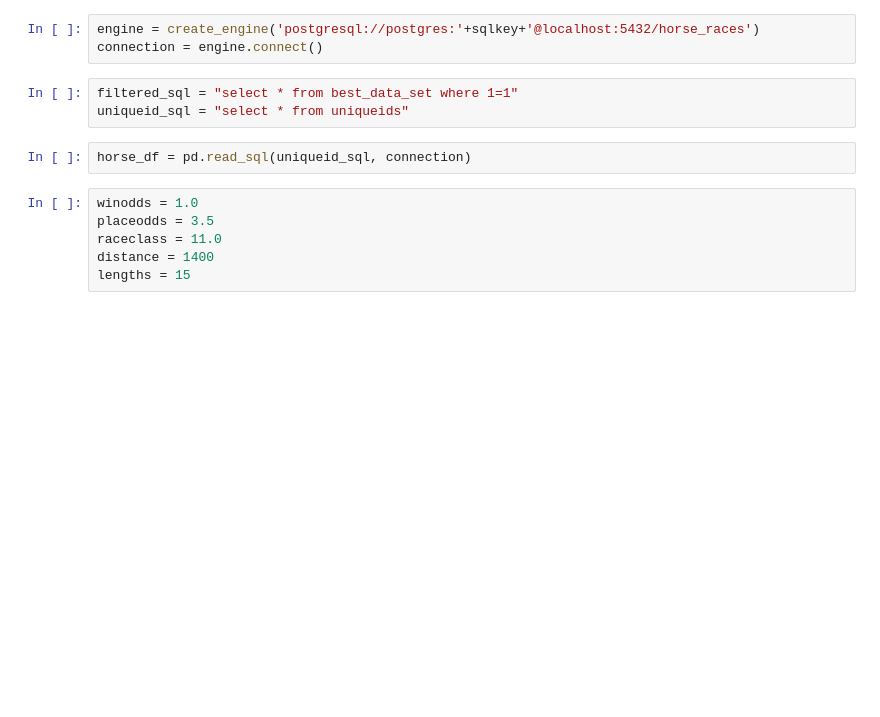
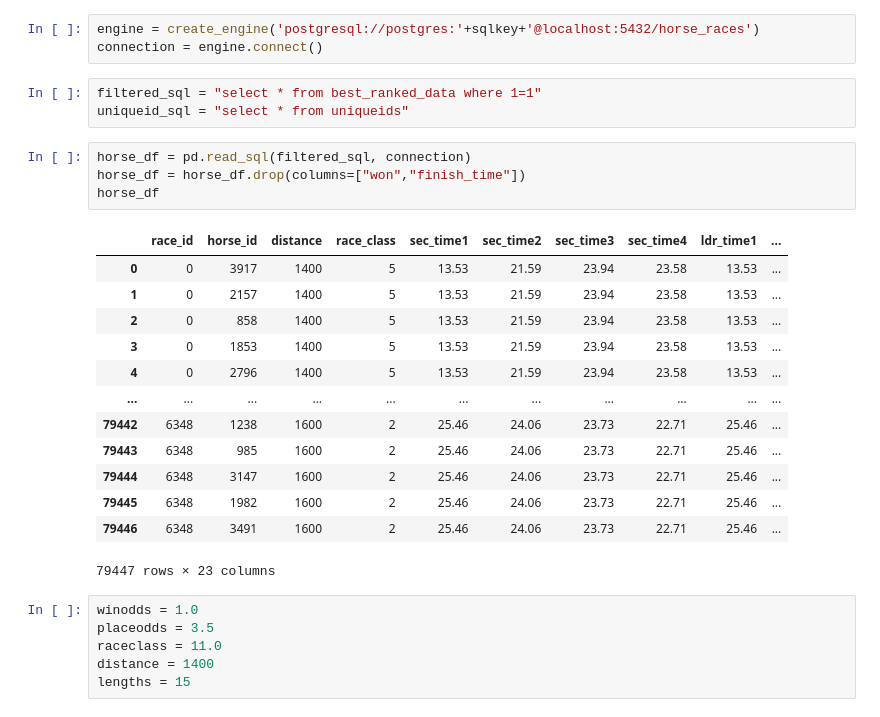
Before and after one commit to 22bipp22/Final_project, a Jupyter notebook: the_model_works.ipynb, the cells around one changed output. Drawn from its saved outputs; the diff is of its cells as text; blank space fills up the shorter version.

```diff
--- a/the_model_works.ipynb
+++ b/the_model_works.ipynb
@@ -25,10 +25,26 @@ from pprint import pprint
 engine = create_engine('postgresql://postgres:'+sqlkey+'@localhost:5432/horse_races')
 connection = engine.connect()
 # %%
-filtered_sql = "select * from best_data_set where 1=1"
+filtered_sql = "select * from best_ranked_data where 1=1"
 uniqueid_sql = "select * from uniqueids"
 # %%
-horse_df = pd.read_sql(uniqueid_sql, connection)
+horse_df = pd.read_sql(filtered_sql, connection)
+horse_df = horse_df.drop(columns=["won","finish_time"])
+horse_df
+# %% [output]
+|  | race_id | horse_id | distance | race_class | sec_time1 | sec_time2 | sec_time3 | sec_time4 | ldr_time1 | ... |
+| 0 | 0 | 3917 | 1400 | 5 | 13.53 | 21.59 | 23.94 | 23.58 | 13.53 | ... |
+| 1 | 0 | 2157 | 1400 | 5 | 13.53 | 21.59 | 23.94 | 23.58 | 13.53 | ... |
+| 2 | 0 | 858 | 1400 | 5 | 13.53 | 21.59 | 23.94 | 23.58 | 13.53 | ... |
+| 3 | 0 | 1853 | 1400 | 5 | 13.53 | 21.59 | 23.94 | 23.58 | 13.53 | ... |
+| 4 | 0 | 2796 | 1400 | 5 | 13.53 | 21.59 | 23.94 | 23.58 | 13.53 | ... |
+| ... | ... | ... | ... | ... | ... | ... | ... | ... | ... | ... |
+| 79442 | 6348 | 1238 | 1600 | 2 | 25.46 | 24.06 | 23.73 | 22.71 | 25.46 | ... |
+| 79443 | 6348 | 985 | 1600 | 2 | 25.46 | 24.06 | 23.73 | 22.71 | 25.46 | ... |
+| 79444 | 6348 | 3147 | 1600 | 2 | 25.46 | 24.06 | 23.73 | 22.71 | 25.46 | ... |
+| 79445 | 6348 | 1982 | 1600 | 2 | 25.46 | 24.06 | 23.73 | 22.71 | 25.46 | ... |
+| 79446 | 6348 | 3491 | 1600 | 2 | 25.46 | 24.06 | 23.73 | 22.71 | 25.46 | ... |
+79447 rows × 23 columns
 # %%
 winodds = 1.0
 placeodds = 3.5
```
Also changed, not shown: parts of 10 cells of this notebook, 6 other files.
